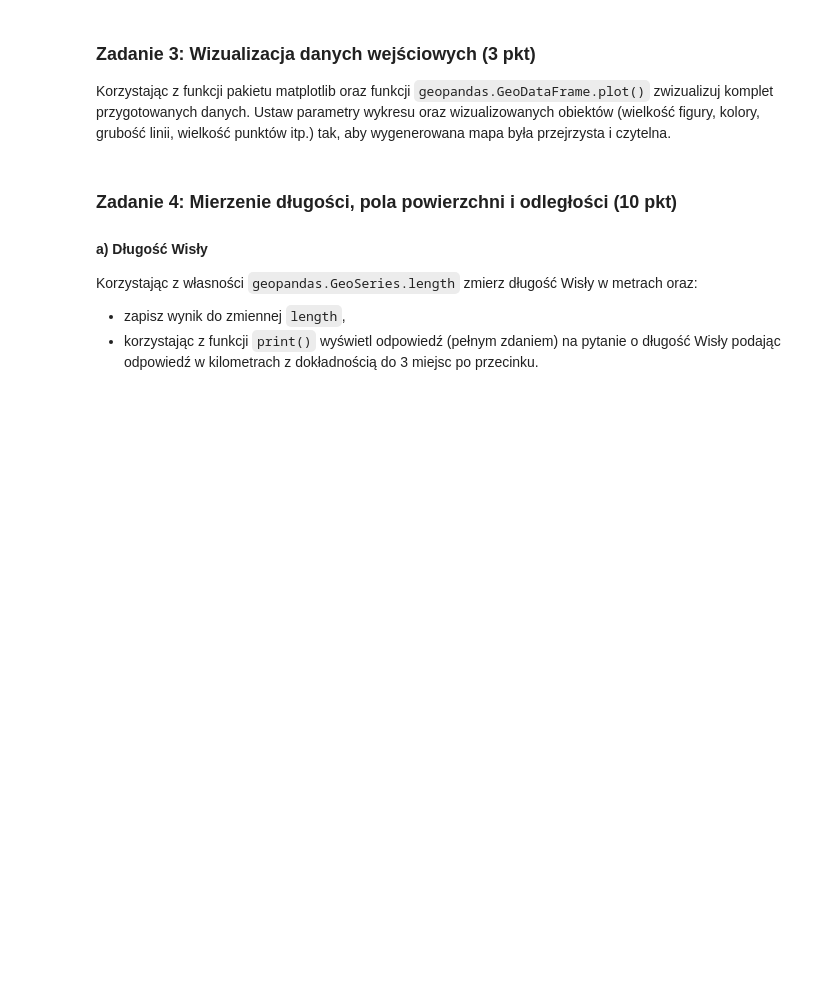
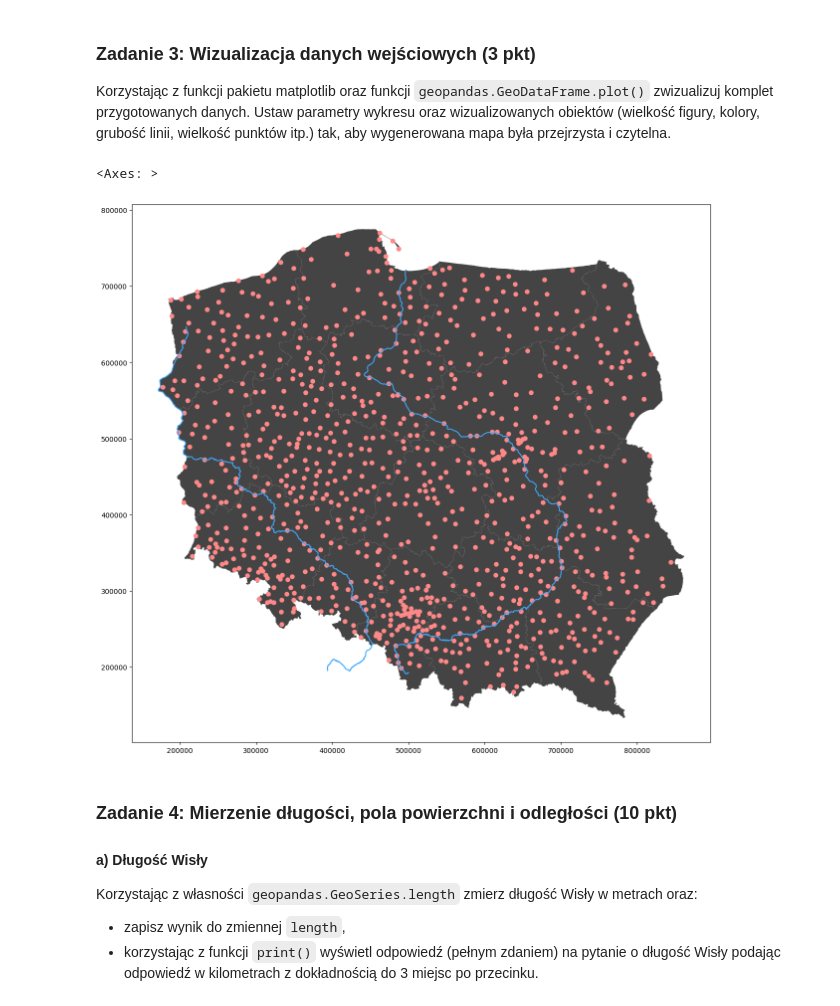
Before and after one commit to ArsBeneMoriendi/analiza_danych_przestrzennych, a Jupyter notebook: ZZ07/ZZ07.ipynb, the cells around one changed output. Saved outputs shown, nothing was run; the diff lists cells and outputs as text; code cells hidden in the pictures; blank space fills up the shorter version.

```diff
--- a/ZZ07/ZZ07.ipynb
+++ b/ZZ07/ZZ07.ipynb
@@ -65,27 +65,29 @@ Uwagi do wykonania zadania:
  - Pliki zawierają więcej danych niż opisane wyżej tablice. W wynikowych tablicach nie powinny znaleźć się zbędne dane.
  - Poprawny import polskich nazw może wymagać ustawienia odpowiedniej wartości argumentu `encoding` (utf-8 lub 1250) podczas wywoływania funkcji `geopandas.read_file()`.
 # %%
-# Województwa
-# YOUR CODE HERE
-raise NotImplementedError()
+wojewodztwa = gpd.read_file("Wojewodztwa.zip")
+wojewodztwa = wojewodztwa.drop(wojewodztwa.columns[1], axis = 1)
+wojewodztwa = wojewodztwa.rename(columns={wojewodztwa.columns[0]: 'Nazwa', wojewodztwa.columns[1]: 'geometry'})
 # %%
 # Komórka testowa
 assert type(wojewodztwa) == gpd.geodataframe.GeoDataFrame
 assert wojewodztwa.shape == (16, 2)
 assert list(wojewodztwa.columns) == ['Nazwa', 'geometry']
 # %%
-# Miasta
-# YOUR CODE HERE
-raise NotImplementedError()
+
+miasta = gpd.read_file("Miejscowosci.zip")
+miasta = miasta[miasta["rodzaj"] == "miasto"]
+miasta = miasta[["nazwaGlown","geometry"]]
+miasta = miasta.rename(columns={miasta.columns[0]: 'Nazwa', miasta.columns[1]: 'geometry'}).reset_index(drop=True)
 # %%
 # Komórka testowa
 assert type(miasta) == gpd.geodataframe.GeoDataFrame
 assert miasta.shape == (964, 2)
 assert list(miasta.columns) == ['Nazwa', 'geometry']
 # %%
-# Rzeki
-# YOUR CODE HERE
-raise NotImplementedError()
+rzeki = gpd.read_file("Rzeki.zip", rows = 2)
+rzeki = rzeki.drop(rzeki.columns[1],axis=1)
+rzeki = rzeki.rename(columns={rzeki.columns[0]: 'Nazwa', rzeki.columns[1]: 'geometry'})
 # %%
 # Komórka testowa
 assert type(rzeki) == gpd.geodataframe.GeoDataFrame
@@ -98,8 +100,12 @@ Wczytane dane są zapisane z wykorzystaniem różnych odwzorowań kartograficzny
 
 Korzystając z własności obiektów GeoDataFrame `geopandas.GeoDataFrame.crs` sprawdź odwzorowanie kartograficzne, w którym zapisane są poszczególne tablice. Jeżeli odwzorowanie jest inne niż epsg:2180 dokonaj jego konwersji z wykorzystaniem funkcji `geopandas.GeoDataFrame.to_crs()`.
 # %%
-# YOUR CODE HERE
-raise NotImplementedError()
+if wojewodztwa.crs != "epsg:2180":
+    wojewodztwa = wojewodztwa.to_crs("epsg:2180")
+if miasta.crs != "epsg:2180":
+    miasta = miasta.to_crs("epsg:2180")
+if rzeki.crs != "epsg:2180":
+    rzeki = rzeki.to_crs("epsg:2180")
 # %%
 # Komórka testowa
 assert wojewodztwa.crs == "epsg:2180"
@@ -110,8 +116,13 @@ assert rzeki.crs == "epsg:2180"
 
 Korzystając z funkcji pakietu matplotlib oraz funkcji `geopandas.GeoDataFrame.plot()` zwizualizuj komplet przygotowanych danych. Ustaw parametry wykresu oraz wizualizowanych obiektów (wielkość figury, kolory, grubość linii, wielkość punktów itp.) tak, aby wygenerowana mapa była przejrzysta i czytelna.
 # %%
-# YOUR CODE HERE
-raise NotImplementedError()
+fig, ax = plt.subplots(figsize=(15, 15))
+wojewodztwa.plot(ax=ax,color="#444444")
+miasta.plot(ax=ax, alpha=1, color="#ff8888")
+rzeki.plot(ax=ax, color="#42a9fd")
+# %% [output]
+<Axes: >
+[figure, added]
 # %% [markdown]
 ### Zadanie 4: Mierzenie długości, pola powierzchni i odległości (10 pkt)
 
```
Also changed, not shown: parts of 9 cells of this notebook.
